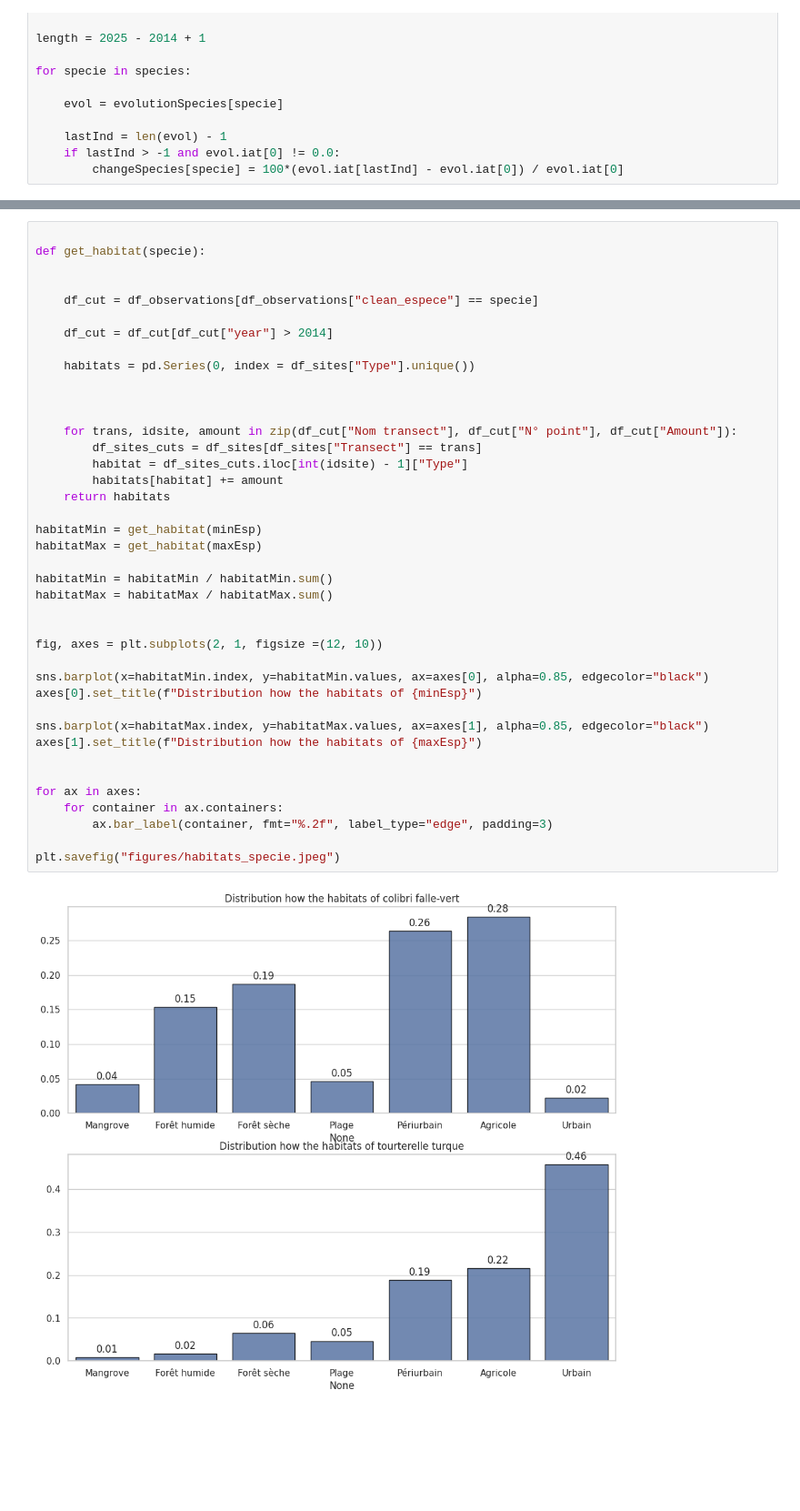
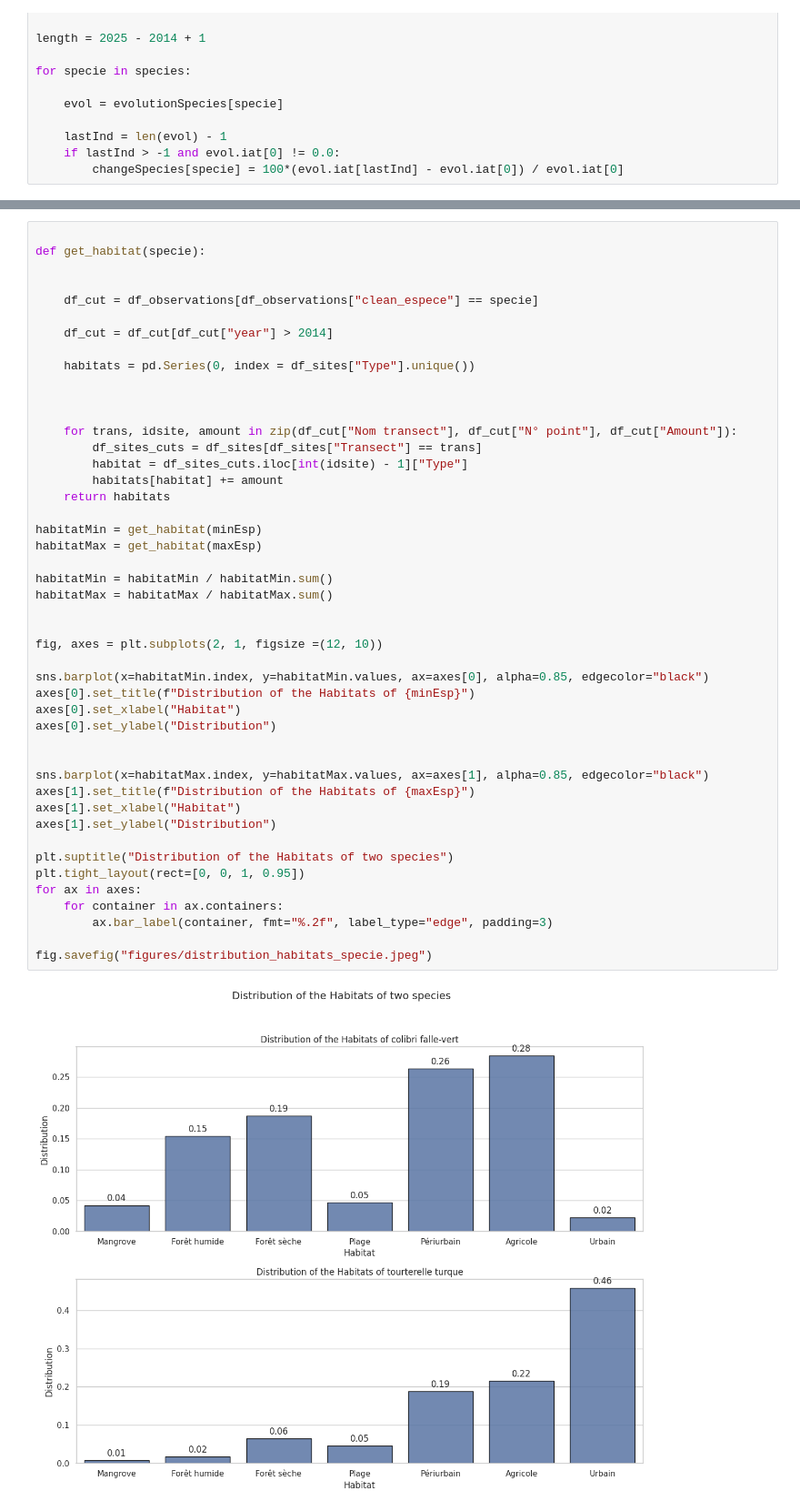
Before and after one commit to baptistepras/birds_biodiversity, a Jupyter notebook: species_evolution.ipynb, the cells around one changed output, grey strips where cells are left out. Shown at 91% size. Saved outputs shown, nothing was run; the diff lists cells and outputs as text; blank space fills up the shorter version.

```diff
--- a/species_evolution.ipynb
+++ b/species_evolution.ipynb
@@ -255,35 +244,41 @@ def get_habitat(specie):
     df_cut = df_cut[df_cut["year"] > 2014]
 
     habitats = pd.Series(0, index = df_sites["Type"].unique())
 
 
 
     for trans, idsite, amount in zip(df_cut["Nom transect"], df_cut["N° point"], df_cut["Amount"]):
         df_sites_cuts = df_sites[df_sites["Transect"] == trans]
         habitat = df_sites_cuts.iloc[int(idsite) - 1]["Type"]
         habitats[habitat] += amount
     return habitats
 
 habitatMin = get_habitat(minEsp)
 habitatMax = get_habitat(maxEsp)
 
 habitatMin = habitatMin / habitatMin.sum()
 habitatMax = habitatMax / habitatMax.sum()
 
 
 fig, axes = plt.subplots(2, 1, figsize =(12, 10))
 
 sns.barplot(x=habitatMin.index, y=habitatMin.values, ax=axes[0], alpha=0.85, edgecolor="black")
-axes[0].set_title(f"Distribution how the habitats of {minEsp}")
+axes[0].set_title(f"Distribution of the Habitats of {minEsp}")
+axes[0].set_xlabel("Habitat")
+axes[0].set_ylabel("Distribution")
+
 
 sns.barplot(x=habitatMax.index, y=habitatMax.values, ax=axes[1], alpha=0.85, edgecolor="black")
-axes[1].set_title(f"Distribution how the habitats of {maxEsp}")
+axes[1].set_title(f"Distribution of the Habitats of {maxEsp}")
+axes[1].set_xlabel("Habitat")
+axes[1].set_ylabel("Distribution")
 
-
+plt.suptitle("Distribution of the Habitats of two species")
+plt.tight_layout(rect=[0, 0, 1, 0.95])
 for ax in axes:
     for container in ax.containers:
         ax.bar_label(container, fmt="%.2f", label_type="edge", padding=3)
 
-plt.savefig("figures/habitats_specie.jpeg")
+fig.savefig("figures/distribution_habitats_specie.jpeg")
 # %% [output]
-[figure, old version]
+[figure, new version]
```
Also changed, not shown: parts of 17 cells of this notebook, 4 other files.
